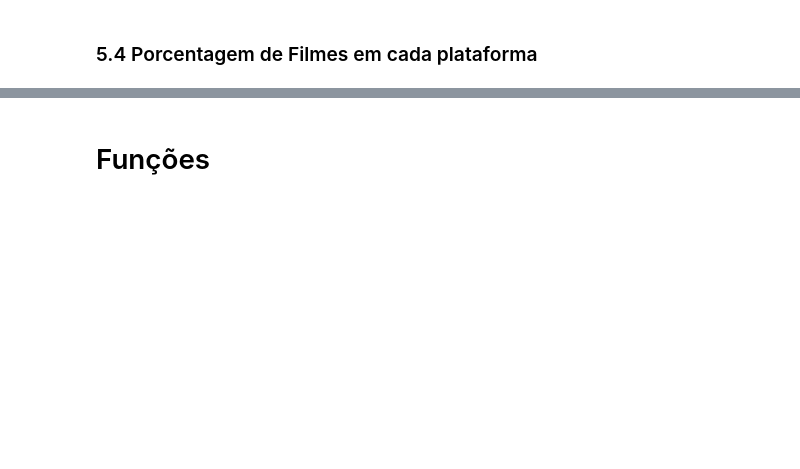
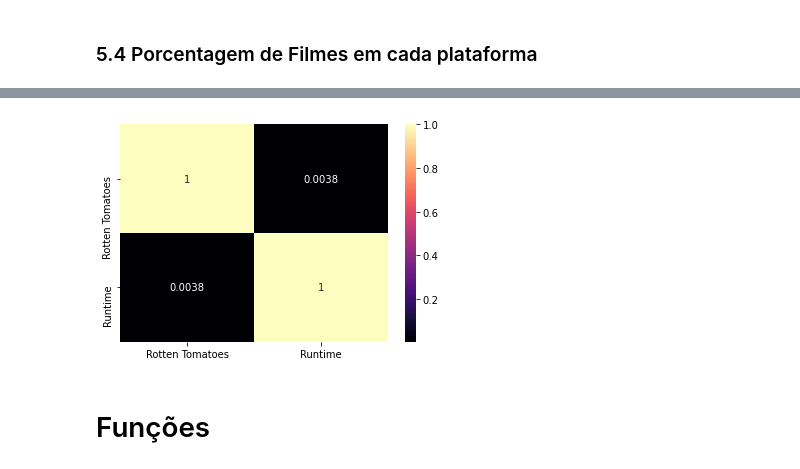
Before and after one commit to Natan10/mineracao-dados-ufc, a Jupyter notebook: Trabalho1/Trabalho1-mineração.ipynb, the cells around one changed output, grey strips where cells are left out. Saved outputs shown, nothing was run; the diff lists cells and outputs as text; code cells hidden in the pictures; blank space fills up the shorter version.

```diff
--- a/Trabalho1/Trabalho1-mineração.ipynb
+++ b/Trabalho1/Trabalho1-mineração.ipynb
@@ -274,3 +291,8 @@ plt.show()
+# %%
+sns.heatmap(data_movies[['Rotten Tomatoes','Runtime']].corr(),cmap='magma',annot=True)
+plt.show()
+# %% [output]
+[figure, added]
 # %% [markdown]
 # Funções
 # %%
```
Also changed, not shown: parts of 19 cells of this notebook.
